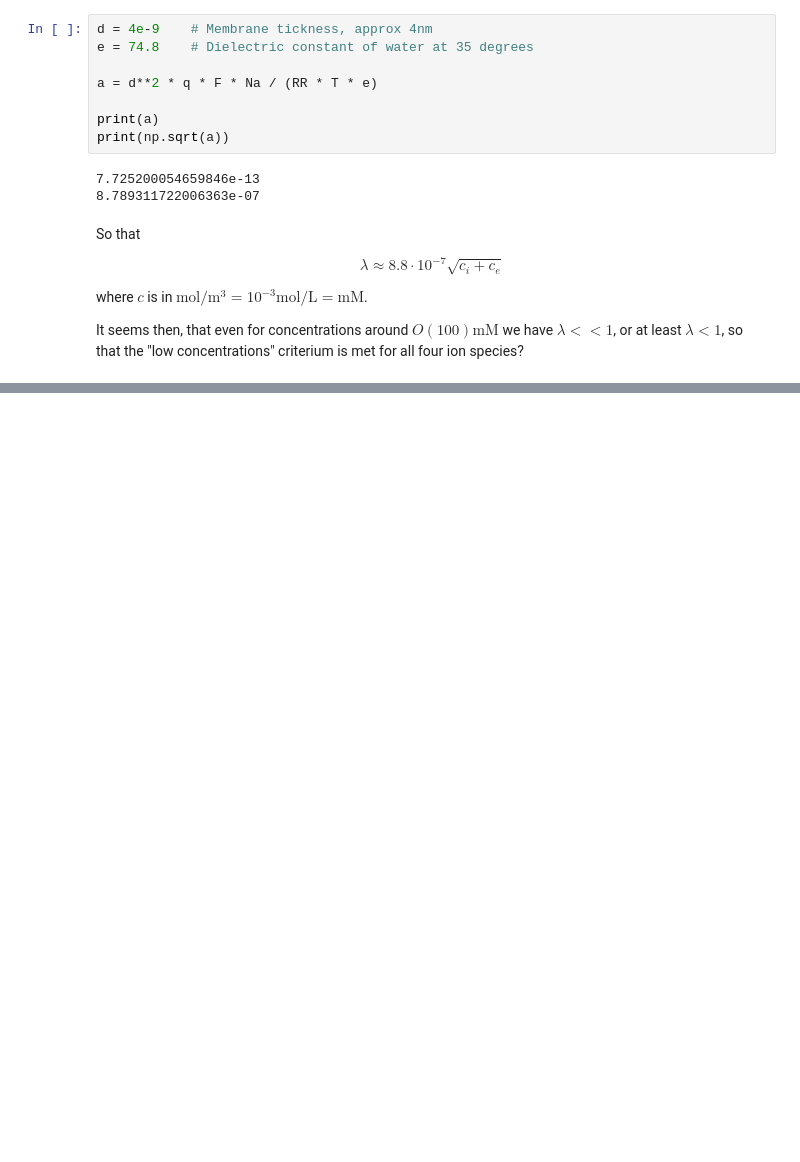
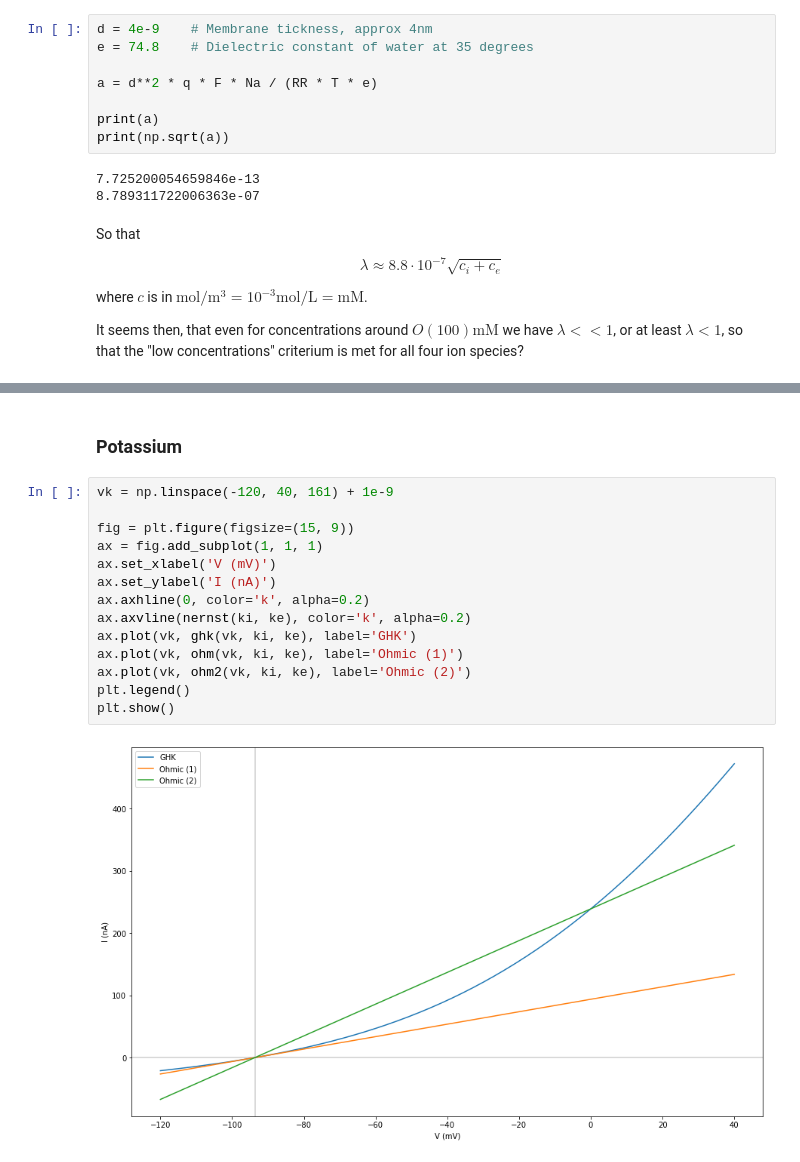
Before and after one commit to MichaelClerx/driving-term, a Jupyter notebook: Driving term comparison.ipynb, the cells around one changed output, grey strips where cells are left out. Cells and saved outputs as stored; diff of their text form; blank space fills up the shorter version.

```diff
--- a/Driving term comparison.ipynb
+++ b/Driving term comparison.ipynb
@@ -391,0 +442,18 @@ It seems then, that even for concentrations around $O(100) \text{mM}$ we have $\
+# %% [markdown]
+### Potassium
+# %%
+vk = np.linspace(-120, 40, 161) + 1e-9
+
+fig = plt.figure(figsize=(15, 9))
+ax = fig.add_subplot(1, 1, 1)
+ax.set_xlabel('V (mV)')
+ax.set_ylabel('I (nA)')
+ax.axhline(0, color='k', alpha=0.2)
+ax.axvline(nernst(ki, ke), color='k', alpha=0.2)
+ax.plot(vk, ghk(vk, ki, ke), label='GHK')
+ax.plot(vk, ohm(vk, ki, ke), label='Ohmic (1)')
+ax.plot(vk, ohm2(vk, ki, ke), label='Ohmic (2)')
+plt.legend()
+plt.show()
+# %% [output]
+[figure, added]
```
Also changed, not shown: parts of 12 cells of this notebook.
